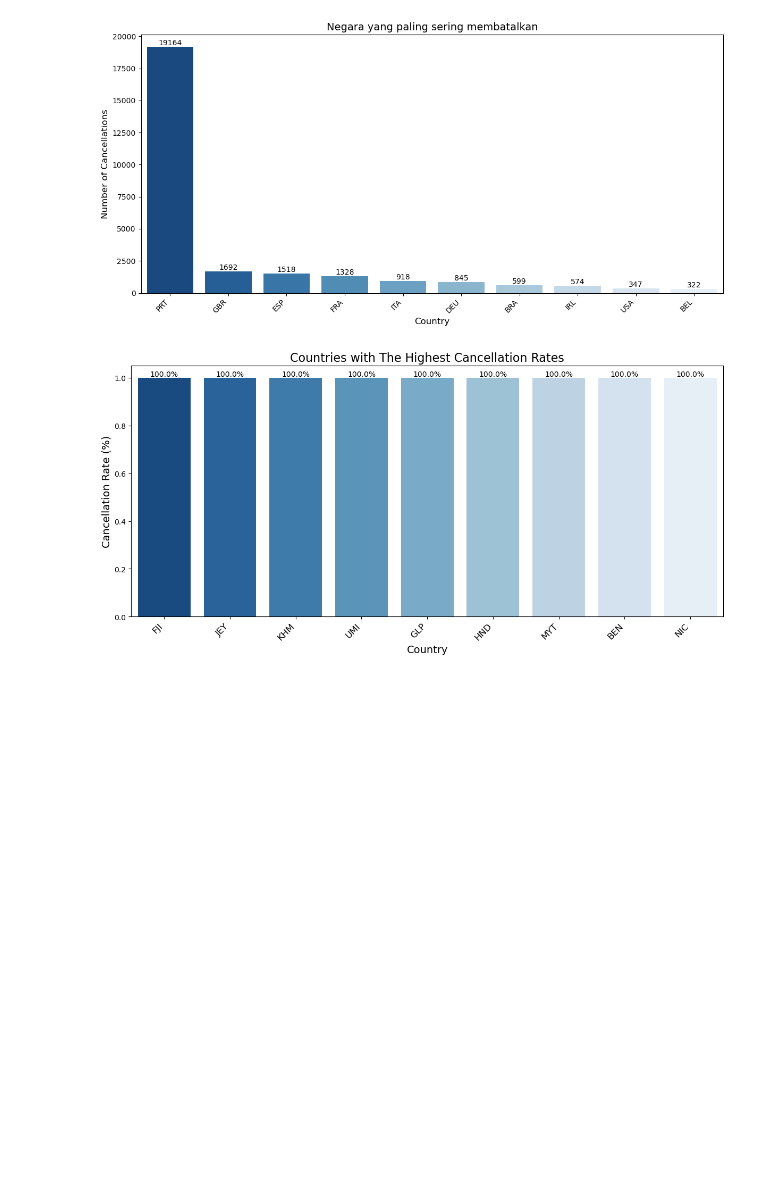
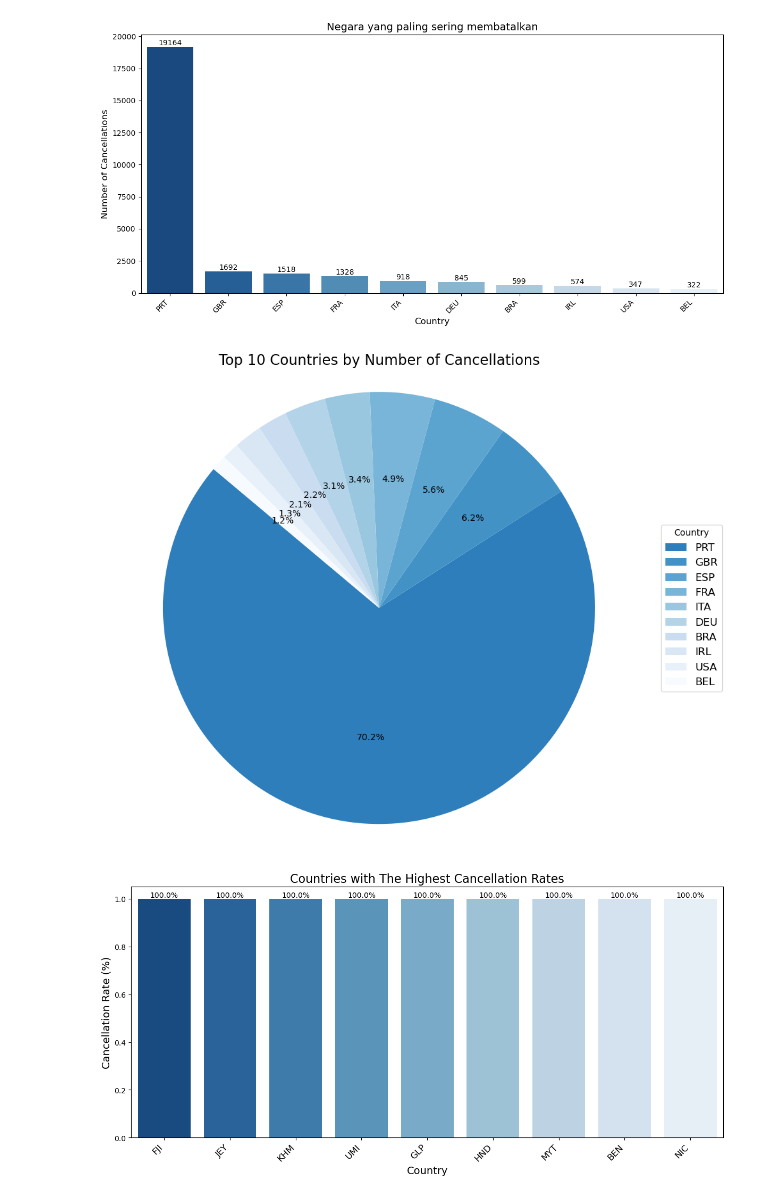
Before and after one commit to tiyasanin1/hotel-booking-analysis, a Jupyter notebook: notebooks/code_hotel.ipynb, the cells around one changed output. Drawn from its saved outputs; the diff is of its cells as text; code cells hidden in the pictures; blank space fills up the shorter version.

```diff
--- a/notebooks/code_hotel.ipynb
+++ b/notebooks/code_hotel.ipynb
@@ -421,6 +421,31 @@ plt.tight_layout()
 plt.show()
 # %% [output]
 [figure]
+# %%
+# Grouping dan sorting
+cancel_by_country = df.groupby('country')['is_canceled'].sum().sort_values(ascending=False).head(10)
+
+# Pie Chart
+plt.figure(figsize=(10, 8))
+wedges, texts, autotexts = plt.pie(cancel_by_country.values,
+                                   autopct='%1.1f%%',
+                                   startangle=140,
+                                   colors=plt.cm.Blues_r(np.linspace(0.3, 1, len(cancel_by_country))),
+                                   textprops=dict(color="black"))
+
+# Legend
+plt.legend(wedges, cancel_by_country.index,
+           title="Country",
+           loc="center left",
+           bbox_to_anchor=(1, 0, 0.5, 1),
+           fontsize=12)
+
+plt.title('Top 10 Countries by Number of Cancellations', fontsize=16)
+plt.axis('equal')
+plt.tight_layout()
+plt.show()
+# %% [output]
+[figure, added]
 # %%
 cancel_by_country = df.groupby('country')['is_canceled'].mean().sort_values(ascending=False).head(9)
 
```
Also changed, not shown: parts of 17 cells of this notebook.
